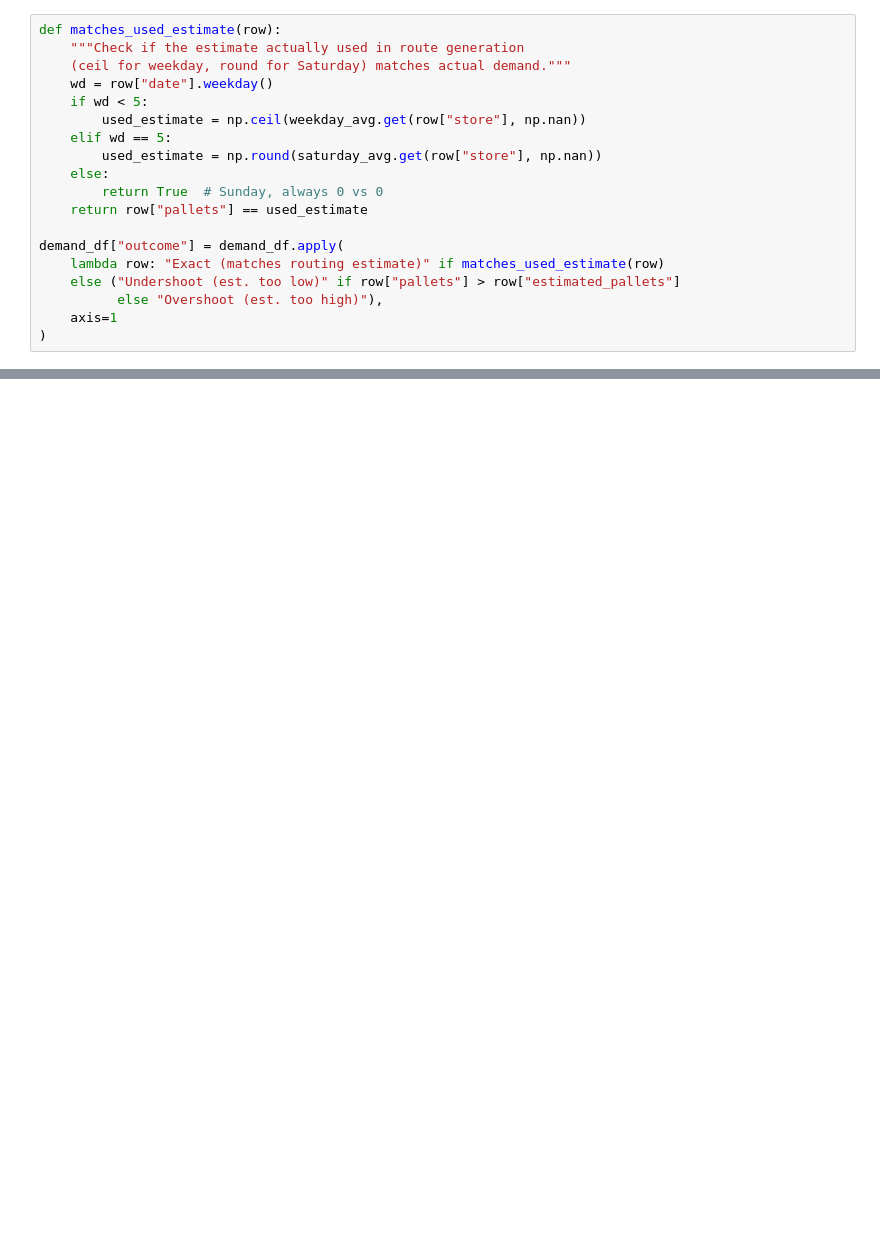
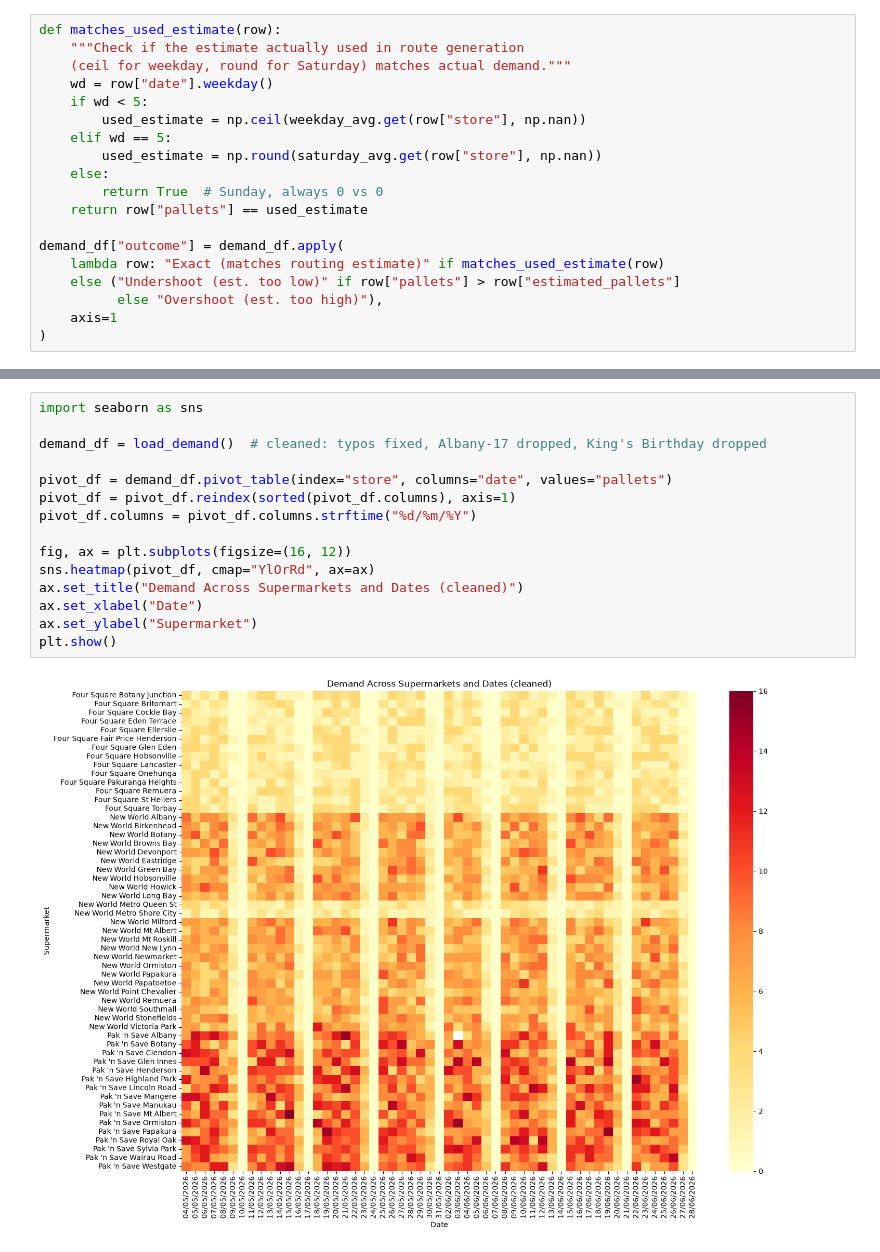
Before and after one commit to avi-nz/ENGSCI-263-Team-01, a Jupyter notebook: main.ipynb, the cells around one changed output, grey strips where cells are left out. Saved outputs shown, nothing was run; the diff lists cells and outputs as text; blank space fills up the shorter version.

Commit message:
added more graphs lol

```diff
--- a/main.ipynb
+++ b/main.ipynb
@@ -288,0 +289,17 @@ plot_outcome_by_type(saturday_df, "Estimate Accuracy by Store Type — Saturday"
+# %%
+import seaborn as sns
+
+demand_df = load_demand()  # cleaned: typos fixed, Albany-17 dropped, King's Birthday dropped
+
+pivot_df = demand_df.pivot_table(index="store", columns="date", values="pallets")
+pivot_df = pivot_df.reindex(sorted(pivot_df.columns), axis=1)
+pivot_df.columns = pivot_df.columns.strftime("%d/%m/%Y")
+
+fig, ax = plt.subplots(figsize=(16, 12))
+sns.heatmap(pivot_df, cmap="YlOrRd", ax=ax)
+ax.set_title("Demand Across Supermarkets and Dates (cleaned)")
+ax.set_xlabel("Date")
+ax.set_ylabel("Supermarket")
+plt.show()
+# %% [output]
+[figure, added]
```
Also changed, not shown: parts of 4 cells of this notebook, 3 other files.
